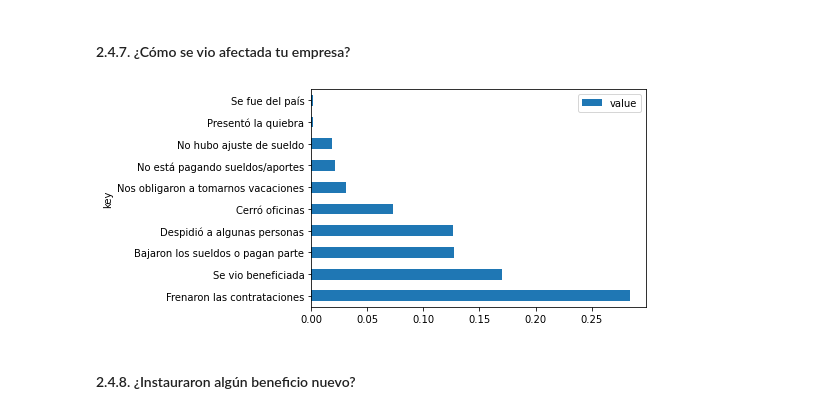
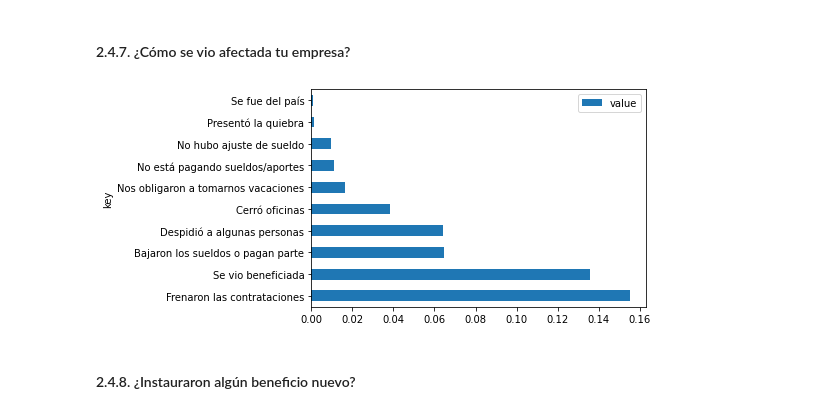
Before and after one commit to SebastianESaavedra/openqube-sueldos, a Jupyter notebook: pipeline/covid-analysis.ipynb, the cells around one changed output. Saved outputs shown, nothing was run; the diff lists cells and outputs as text; code cells hidden in the pictures.

```diff
--- a/pipeline/covid-analysis.ipynb
+++ b/pipeline/covid-analysis.ipynb
@@ -494,29 +494,28 @@ charts["afecto_empresa_por_tamaño"] = to_rechart(aff_s)
 #### 2.4.7. ¿Cómo se vio afectada tu empresa?
 # %%
 afecto_empresa = (
-    aux[aux["afecto_empresa"] == "Si"].como_se_vio_afectada_tu_empresa
+    aux.como_se_vio_afectada_tu_empresa
     .str.extractall(r"(?P<value>[^,]+),? ?")["value"]
     .value_counts(normalize=False, sort=True)
     .to_frame()
     .rename_axis("key")
 )
 afecto_empresa.reset_index(level=0, inplace=True)
 
 afecto_empresa = normalize_dataframe_column(
     afecto_empresa,
     "key",
     {
         ".*(no|frenar).*(aumentos?|ajustes?).*$": "No hubo ajuste de sueldo",
-        "^(No se|a|pero existen|-|Cambie de trabajo)$": "DELETEME",
+        "^(No la afectó)$": "DELETEME",
     },
 )
-afecto_empresa_total = afecto_empresa.query("key != 'DELETEME'").groupby("key").sum()["value"].sum()
-afecto_empresa_f = (afecto_empresa.query("key != 'DELETEME'").groupby("key").sum()["value"].sort_values(ascending=False).to_frame()  / afecto_empresa_total)
 
+afecto_empresa_f = (afecto_empresa.query("key != 'DELETEME'").groupby("key").sum()["value"].sort_values(ascending=False).to_frame()  / afecto_empresa.value.sum())
 afecto_empresa_f[:10].plot.barh()
 charts["afecto_empresa_como"] = to_rechart(afecto_empresa_f[:10])
 # %% [output]
-[figure, old version]
+[figure, new version]
 # %% [markdown]
 #### 2.4.8. ¿Instauraron algún beneficio nuevo?
 # %%
```
Also changed, not shown: parts of 3 cells of this notebook, 2 other files.
